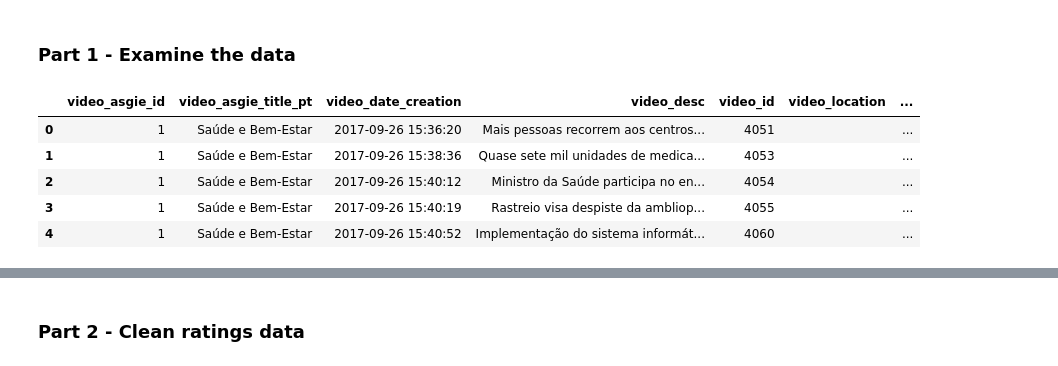
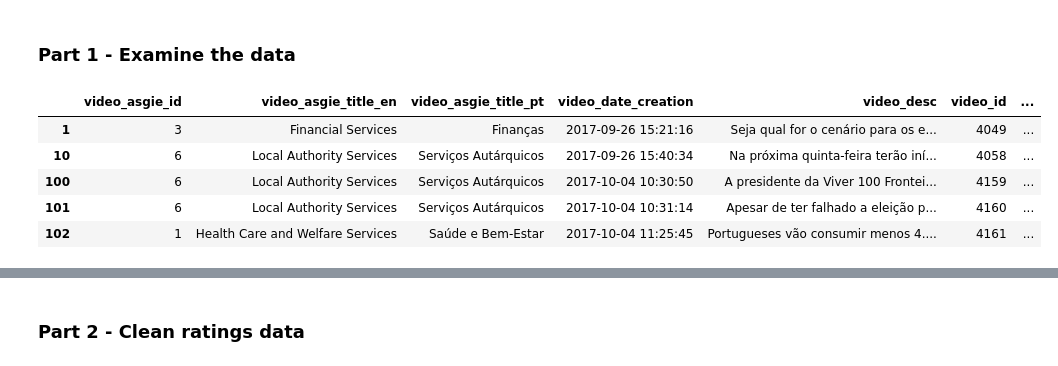
Before and after one commit to davidcampelo/tv4e-recommender, a Jupyter notebook: notebooks/content_based_recs_with_cosine_similarity_connected.ipynb, the cells around one changed output, grey strips where cells are left out. Saved outputs shown, nothing was run; the diff lists cells and outputs as text; code cells hidden in the pictures.

```diff
--- a/notebooks/content_based_recs_with_cosine_similarity_connected.ipynb
+++ b/notebooks/content_based_recs_with_cosine_similarity_connected.ipynb
@@ -25,14 +25,15 @@ data= requests.get(URL_VIDEOS)
 df_videos=pd.DataFrame(data.json())
 # %%
 # show dataframe first rows
+df_videos = df_videos.transpose()
 df_videos.head()
 # %% [output]
-|  | video_asgie_id | video_asgie_title_pt | video_date_creation | video_desc | video_id | video_location | ... |
-| 0 | 1 | Saúde e Bem-Estar | 2017-09-26 15:36:20 | Mais pessoas recorrem aos centros... | 4051 |  | ... |
-| 1 | 1 | Saúde e Bem-Estar | 2017-09-26 15:38:36 | Quase sete mil unidades de medica... | 4053 |  | ... |
-| 2 | 1 | Saúde e Bem-Estar | 2017-09-26 15:40:12 | Ministro da Saúde participa no en... | 4054 |  | ... |
-| 3 | 1 | Saúde e Bem-Estar | 2017-09-26 15:40:19 | Rastreio visa despiste da ambliop... | 4055 |  | ... |
-| 4 | 1 | Saúde e Bem-Estar | 2017-09-26 15:40:52 | Implementação do sistema informát... | 4060 |  | ... |
+|  | video_asgie_id | video_asgie_title_en | video_asgie_title_pt | video_date_creation | video_desc | video_id | ... |
+| 1 | 3 | Financial Services | Finanças | 2017-09-26 15:21:16 | Seja qual for o cenário para os e... | 4049 | ... |
+| 10 | 6 | Local Authority Services | Serviços Autárquicos | 2017-09-26 15:40:34 | Na próxima quinta-feira terão iní... | 4058 | ... |
+| 100 | 6 | Local Authority Services | Serviços Autárquicos | 2017-10-04 10:30:50 | A presidente da Viver 100 Frontei... | 4159 | ... |
+| 101 | 6 | Local Authority Services | Serviços Autárquicos | 2017-10-04 10:31:14 | Apesar de ter falhado a eleição p... | 4160 | ... |
+| 102 | 1 | Health Care and Welfare Services | Saúde e Bem-Estar | 2017-10-04 11:25:45 | Portugueses vão consumir menos 4.... | 4161 | ... |
 # %%
 # show dataframe first rows
 df_ratings.head()
```
Also changed, not shown: parts of 16 cells of this notebook, 2 other files.
